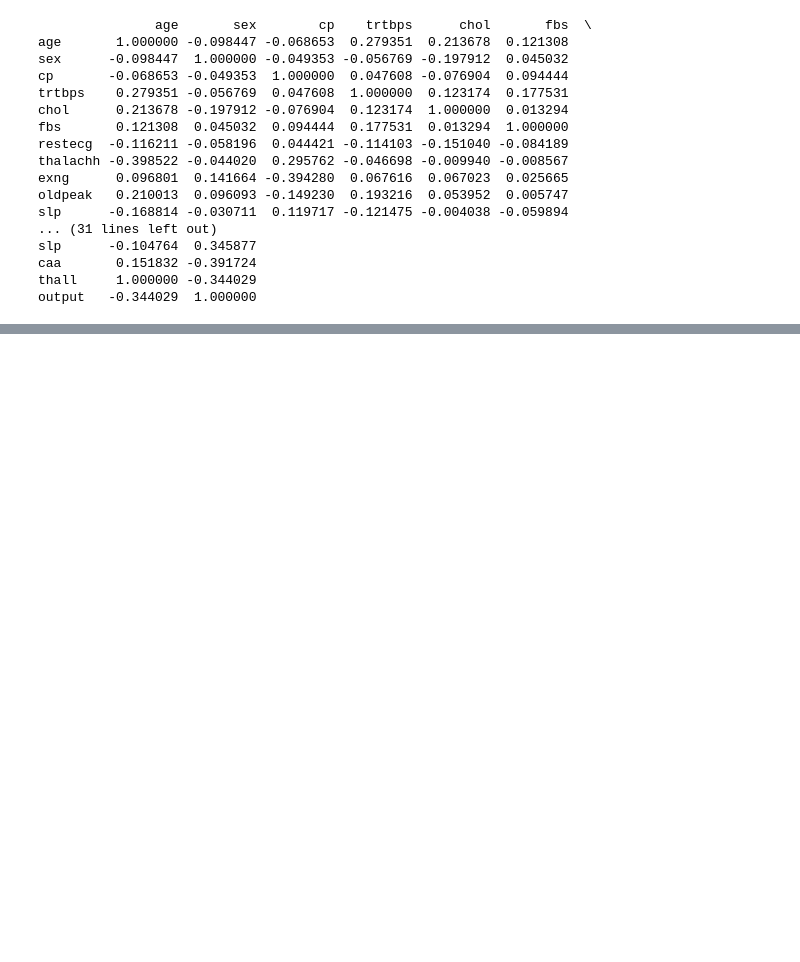
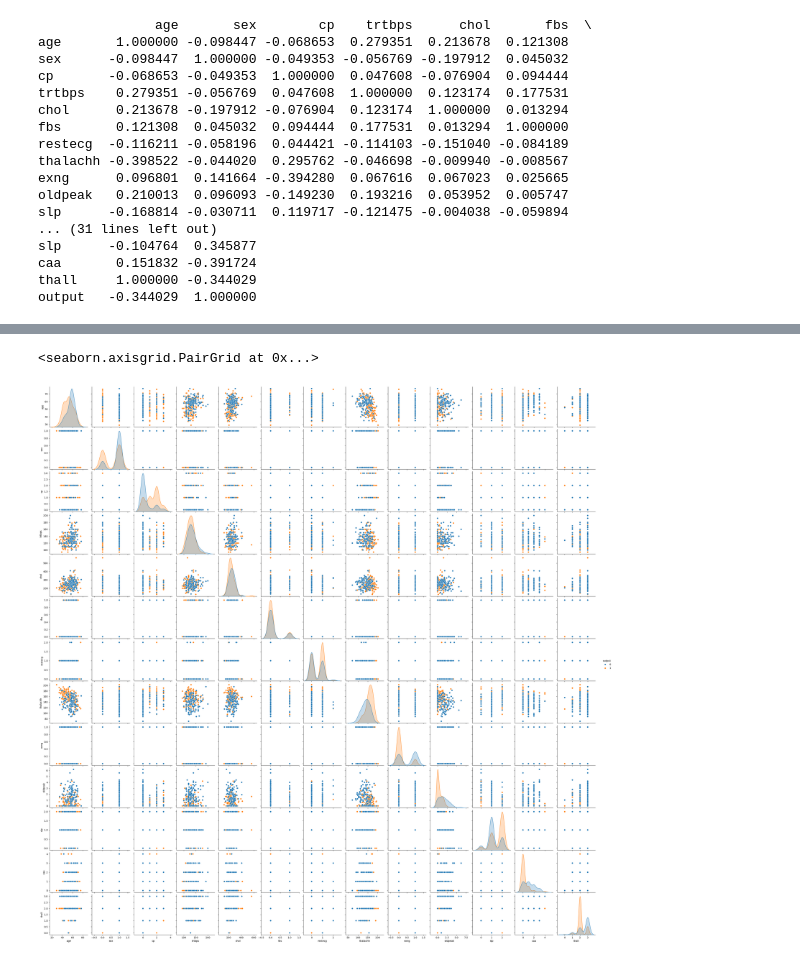
Before and after one commit to sriyankabaral/Ml-project, a Jupyter notebook: Heartattack analysis and prediction/preprocessing-checkpoint.ipynb, the cells around one changed output, grey strips where cells are left out. Saved outputs shown, nothing was run; the diff lists cells and outputs as text; code cells hidden in the pictures; blank space fills up the shorter version.

```diff
--- a/Heartattack analysis and prediction/preprocessing-checkpoint.ipynb
+++ b/Heartattack analysis and prediction/preprocessing-checkpoint.ipynb
@@ -180,0 +227,5 @@ output   -0.344029  1.000000
+# %%
+sns.pairplot(data , hue='output')
+# %% [output]
+<seaborn.axisgrid.PairGrid at 0x...>
+[figure, added]
```
Also changed, not shown: parts of 12 cells of this notebook.
